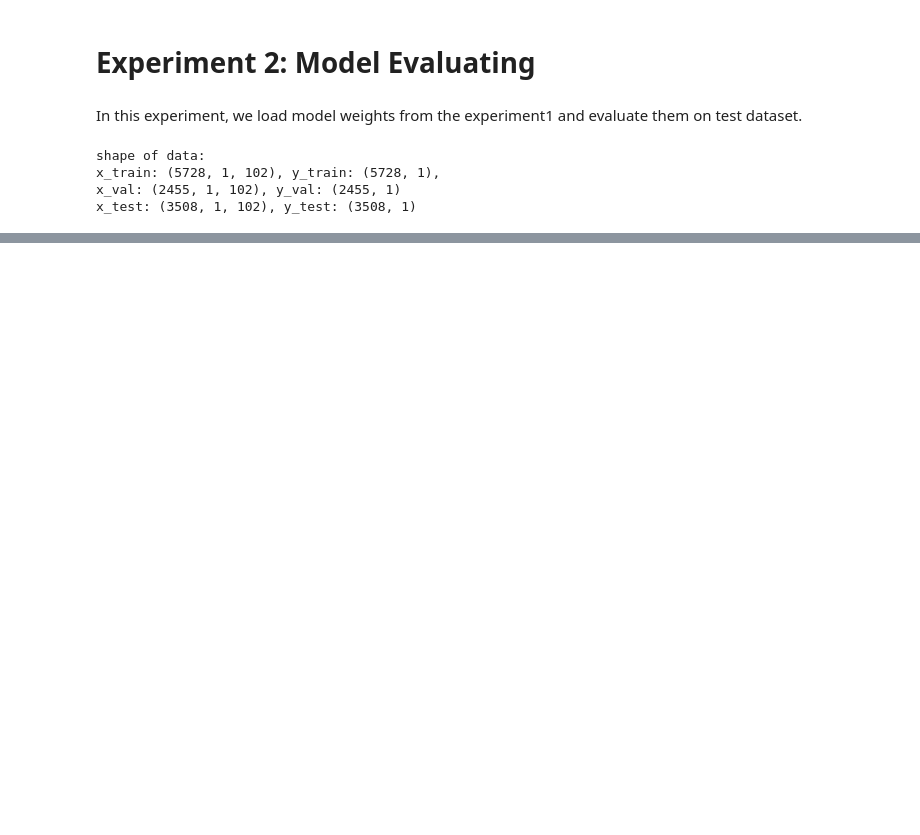
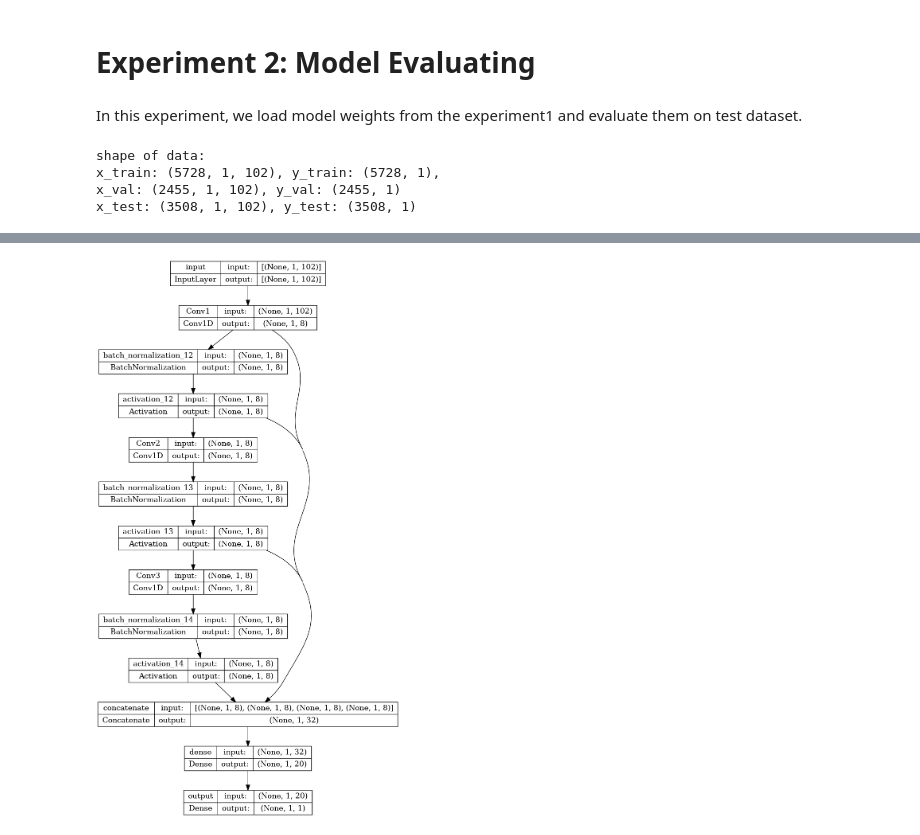
Before and after one commit to NanjingForestryUniversity/SCNet, a Jupyter notebook: 03_model_evaluating.ipynb, the cells around one changed output, grey strips where cells are left out. Saved outputs shown, nothing was run; the diff lists cells and outputs as text; code cells hidden in the pictures; blank space fills up the shorter version.

Commit message:
Add visualization
add visualization for our network

```diff
--- a/03_model_evaluating.ipynb
+++ b/03_model_evaluating.ipynb
@@ -47,0 +58,6 @@ shortcut11 : 0.9050019525259844
+# %%
+from keras.utils import plot_model
+
+plot_model(shortcut5, to_file='assets/shortcut5.png', show_shapes=True, show_layer_names=True)
+# %% [output]
+[figure, added]
```
Also changed, not shown: parts of 1 cell of this notebook, 10 other files.
